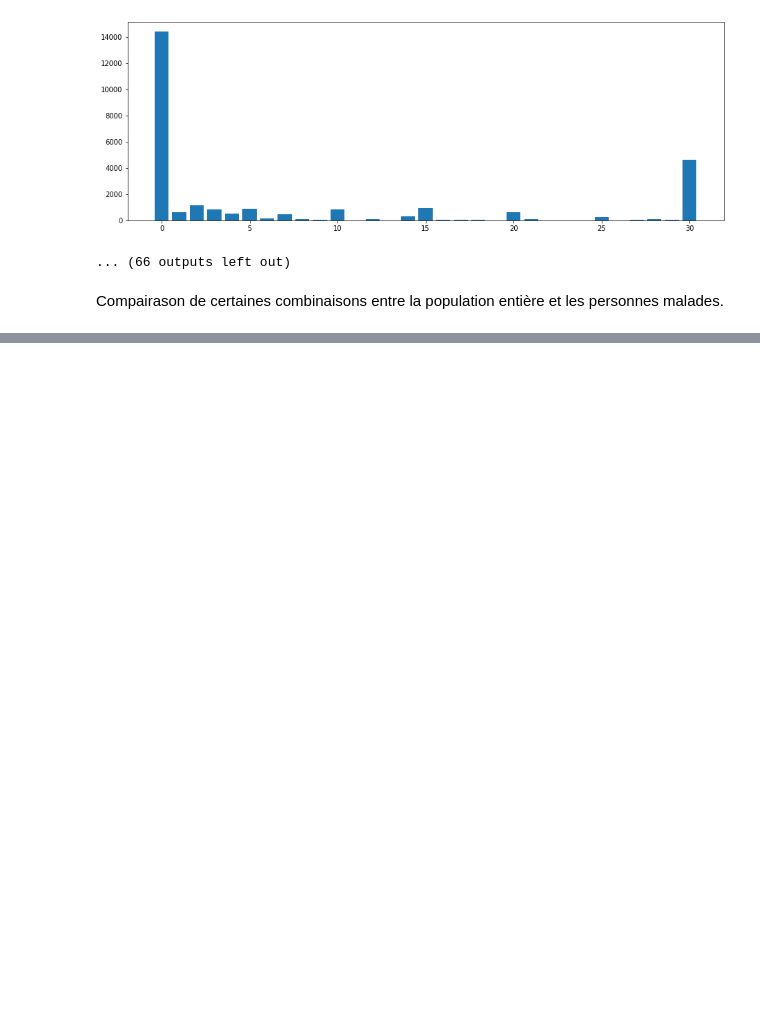
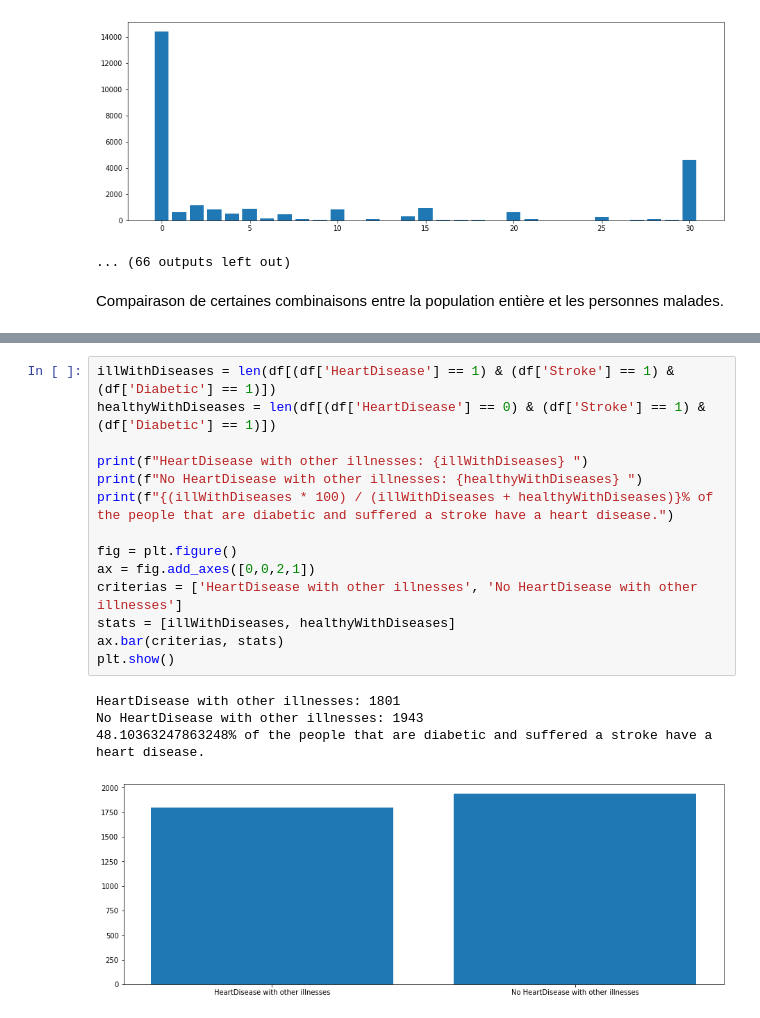
Before and after one commit to nlmz94/machineLearningHeartDisease, a Jupyter notebook: project.ipynb, the cells around one changed output, grey strips where cells are left out. Cells and saved outputs as stored; diff of their text form; blank space fills up the shorter version.

```diff
--- a/project.ipynb
+++ b/project.ipynb
@@ -274,3 +273,22 @@ Heart Disease And Diabetic : 8957, 21.952355276702125
 Asthma : 42872
 Heart Disease And Asthma : 4933, 11.506344467251353
 [figure]
+# %%
+illWithDiseases = len(df[(df['HeartDisease'] == 1) & (df['Stroke'] == 1) & (df['Diabetic'] == 1)])
+healthyWithDiseases = len(df[(df['HeartDisease'] == 0) & (df['Stroke'] == 1) & (df['Diabetic'] == 1)])
+
+print(f"HeartDisease with other illnesses: {illWithDiseases} ")
+print(f"No HeartDisease with other illnesses: {healthyWithDiseases} ")
+print(f"{(illWithDiseases * 100) / (illWithDiseases + healthyWithDiseases)}% of the people that are diabetic and suffered a stroke have a heart disease.")
+
+fig = plt.figure()
+ax = fig.add_axes([0,0,2,1])
+criterias = ['HeartDisease with other illnesses', 'No HeartDisease with other illnesses']
+stats = [illWithDiseases, healthyWithDiseases]
+ax.bar(criterias, stats)
+plt.show()
+# %% [output]
+HeartDisease with other illnesses: 1801
+No HeartDisease with other illnesses: 1943
+48.10363247863248% of the people that are diabetic and suffered a stroke have a heart disease.
+[figure, added]
```
Also changed, not shown: parts of 1 cell of this notebook.
